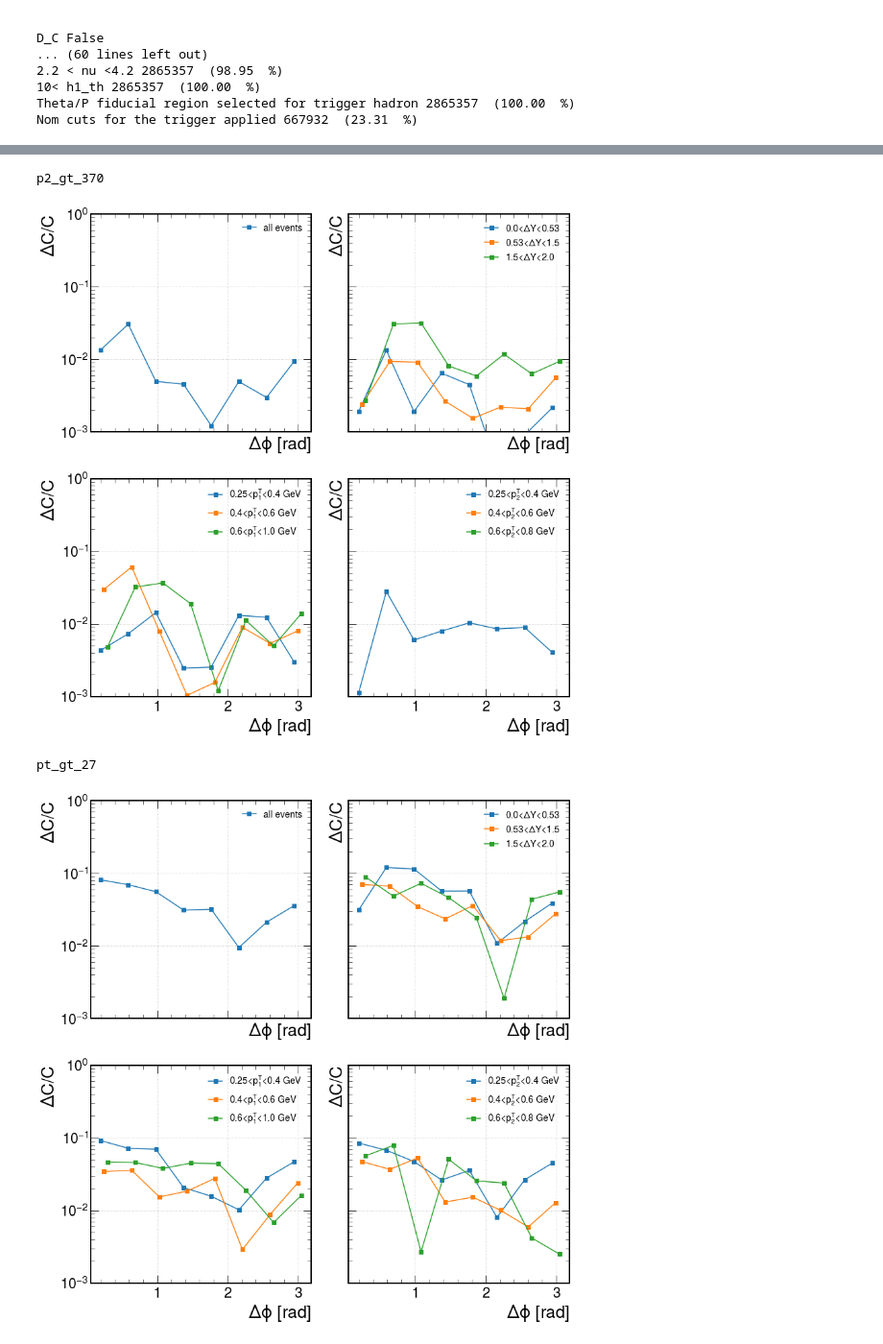
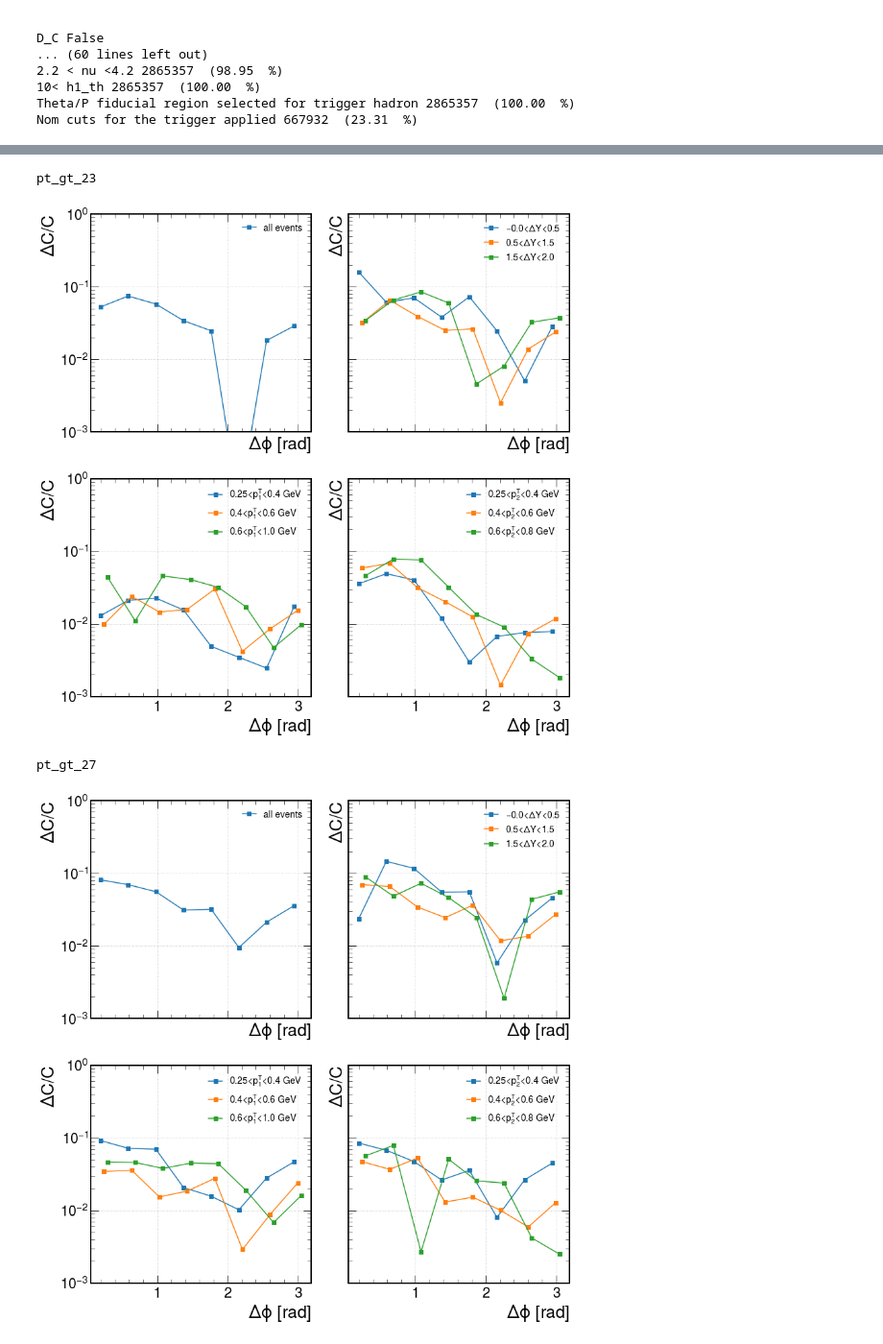
Before and after one commit to smoranvas/di-hadron, a Jupyter notebook: EventSelectionSystematics.ipynb, the cells around one changed output, grey strips where cells are left out. Shown at 96% size. Drawn from its saved outputs; the diff is of its cells as text; code cells hidden in the pictures.

Commit message:
mods to the event selection systematics

```diff
--- a/EventSelectionSystematics.ipynb
+++ b/EventSelectionSystematics.ipynb
@@ -540,7 +540,7 @@ for varname, cut in [("nominal",dict(addCuts="h2_cm_pt>.25 and h1_cm_pt>.25 and
                      ("vtx_alt", dict(addCuts="TargTypeSM>0",
                                            addCutsTrig="TargTypeSM>0")),
                      ("p2_gt_370",dict(addCuts="h2_p>.37 and h2_cm_pt>.25 and h1_cm_pt>.25",addCutsTrig="h1_cm_pt>.25")),
-                     ("p2_lt_330",dict(addCuts="h2_p>.33 and h2_cm_pt>.25 and h1_cm_pt>.25",addCutsTrig="h1_cm_pt>.25" )),
+                     ("p2_gt_330",dict(addCuts="h2_p>.33 and h2_cm_pt>.25 and h1_cm_pt>.25",addCutsTrig="h1_cm_pt>.25" )),
                     ("pt_gt_27", dict(addCuts="h2_cm_pt>.27 and h1_cm_pt>.27 and h2_p>.35",
                                       addCutsTrig="h1_cm_pt>.27")),
                     ("pt_gt_23", dict(addCuts="h2_cm_pt>.23 and h1_cm_pt>.23 and h2_p>.35",
@@ -554,7 +554,7 @@ for varname, cut in [("nominal",dict(addCuts="h2_cm_pt>.25 and h1_cm_pt>.25 and
                     ]:
 
     d[(varname,"all")], _, _ = get_values(None,GiBUU_suffix='_tweak2', **cut)
-    d[(varname, "dY")], _, _ = get_values("drap", "\Delta Y", (0, 0.53,1.5, 2.0),GiBUU_suffix='_tweak2', **cut)
+    d[(varname, "dY")], _, _ = get_values("drap", "\Delta Y", (-0.5, 0.5,1.5, 2.0),GiBUU_suffix='_tweak2', **cut)
     d[(varname, "pT1")], _, _ = get_values("h1_cm_pt", "p^T_{1}", (0.25, 0.4, 0.6, 1),
                                     GiBUU_suffix='_tweak2', **cut)
     d[(varname, "pT2")], _, _ = get_values("h2_cm_pt", "p^T_{2}", (0.25, 0.4,0.6, 0.8),
@@ -710,23 +740,0 @@ pT2 2 0.012592774205056634 0.013142839731122319
-# %%
-cut_syst_table_broadenings={}
-for key in "all", "dY", "pT1", "pT2":
-    cut_syst_table_broadenings[key] =[]
-    for i in range(len(d[("nominal", key)])):
-        sumsq=0
-        dct={}
-        for varname in ("p2_gt_370","pt_gt_27", "vtx_dZ_lt_2pt7",
-                       "CC_thresh_2pt5"):
-            sumdiffs=0
-            N=0
-            for a in "C Fe Pb".split():
-                diff = d[(varname, key, "broadening")][i][a]/d[("nominal", key, "broadening")][i][a]-1
-                sumdiffs+=diff
-                N+=1
-            avgdiff=sumdiffs/N
-            dct[varname]=avgdiff
-            sumsq+=avgdiff**2
-        dct["tot"]=np.sqrt(sumsq/len(dct))
-        print(key, i, dct['tot'])
-        cut_syst_table_broadenings[key].append(dct)
-with open("syst_from_cuts_broadenings.pkl", "wb") as f:
-    pickle.dump(cut_syst_table_broadenings, f, pickle.HIGHEST_PROTOCOL)
@@ -744,7 +741,7 @@ pT2 2 0.011847856944289989
 # %%
 import pickle
 #help(pickle)
-with open("syst_from_cuts.pkl", "rb") as f:
+with open("syst_from_cuts_C.pkl", "rb") as f:
     cut_syst_table=pickle.load(f)
 for contribution in cut_syst_table["all"][0].columns:
     print(contribution)
@@ -755,40 +752,40 @@ for contribution in cut_syst_table["all"][0].columns:
     fig, axs=plt.subplots(2,2, figsize=(12, 12), sharex = True, sharey=True)
 
 
-    labels = "all events;0.0<$\Delta Y$<0.53;0.53<$\Delta Y$<1.5;1.5<$\Delta Y$<2.0;"
+    labels = "all events;$-$0.0<$\Delta Y$<0.5;0.5<$\Delta Y$<1.5;1.5<$\Delta Y$<2.0;"
     labels+= "0.25<$p^T_1$<0.4 GeV;0.4<$p^T_1$<0.6 GeV;0.6<$p^T_1$<1.0 GeV;"
     labels+= "0.25<$p^T_2$<0.4 GeV;0.4<$p^T_2$<0.6 GeV;0.6<$p^T_2$<0.8 GeV"
     labels= labels.split(";")
 
     shift=0
 
     k=0
     for i, label in enumerate(labels):
         plt.sca(axs[j//2][j%2])
 
         #n=n+0.5*(n==0)
         x= np.linspace(0, np.pi, 9)
         x= (x[1:]+x[:-1])/2+shift
         y=np.abs(cut_syst_table[keys[j]][k][contribution])
         plt.errorbar(x, y, label=label, marker='s')
 
         if i in (0, 3, 6, 9):
             plt.xlabel("$\Delta\phi$ [rad]")
             plt.ylabel("$\Delta C/C$")
             plt.legend(fontsize=14)
             plt.yscale('log')
             plt.grid()
             plt.ylim(1e-3, 1)
             shift=0
             j+=1
             k=0
         else:
             shift +=0.05
             k+=1
     plt.tight_layout()
     plt.show()
 # %% [output]
-p2_gt_370
+pt_gt_23
-[figure, old version]
+[figure, new version]
 pt_gt_27
-[figure, old version]
+[figure, new version]
```
Also changed, not shown: parts of 8 cells of this notebook, 3 other files.
